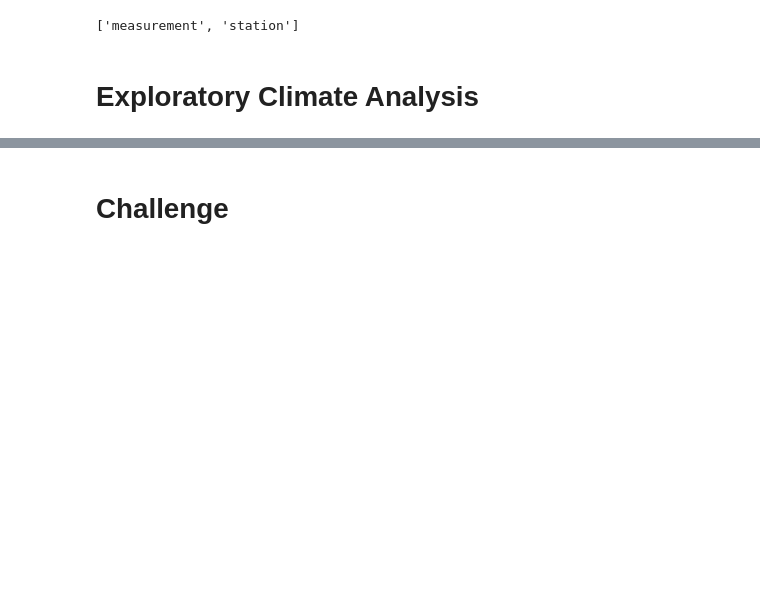
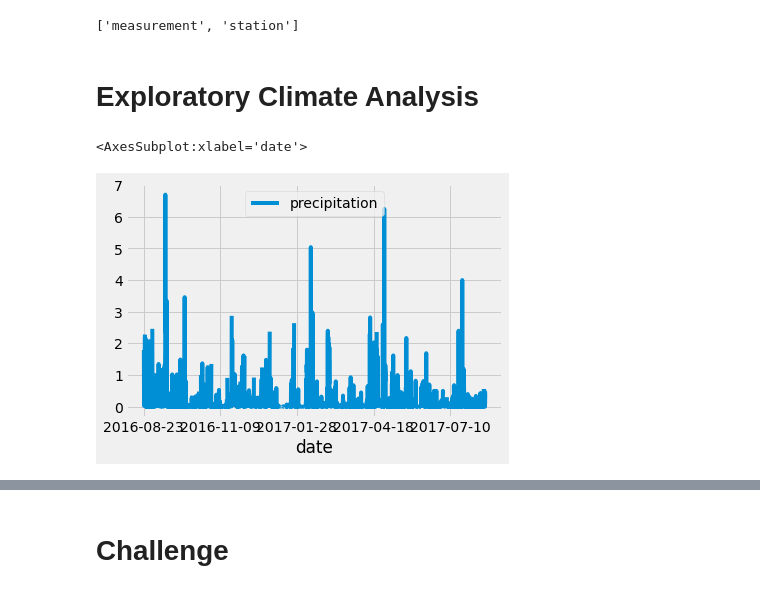
Before and after one commit to jelly-dev/surfs_up, a Jupyter notebook: climate_analysis.ipynb, the cells around one changed output, grey strips where cells are left out. Saved outputs shown, nothing was run; the diff lists cells and outputs as text; code cells hidden in the pictures; blank space fills up the shorter version.

```diff
--- a/climate_analysis.ipynb
+++ b/climate_analysis.ipynb
@@ -41,26 +41,30 @@ session = Session(engine)
 # %%
 # Design a query to retrieve the last 12 months of precipitation data and plot the results.
 #Starting from the last data point in the database.
 
 # Calculate the date one year from the last date in data set.
 prev_year = dt.date(2017,8,23) - dt.timedelta(days=365)
 
 # Perform a query to retrieve the data and precipitation scores
 results = []
 results = session.query(Measurement.date, Measurement.prcp).filter(Measurement.date >= prev_year).all()
 
 # Save the query results as a Pandas DataFrame and set the index to the date column
 df = pd.DataFrame(results, columns=['date','precipitation'])
 df.set_index(df['date'], inplace=True)
 
 # Print
 # print(df.to_string(index=False))
 
 # Sort the dataframe by date
 df = df.sort_index()
 
 # Print
 # print(df.to_string(index=False))
 
 # Use Pandas Plotting with Matplotlib to plot the data
+df.plot()
+# %% [output]
+<AxesSubplot:xlabel='date'>
+[figure, added]
 # %%
```
Also changed, not shown: parts of 5 cells of this notebook.
